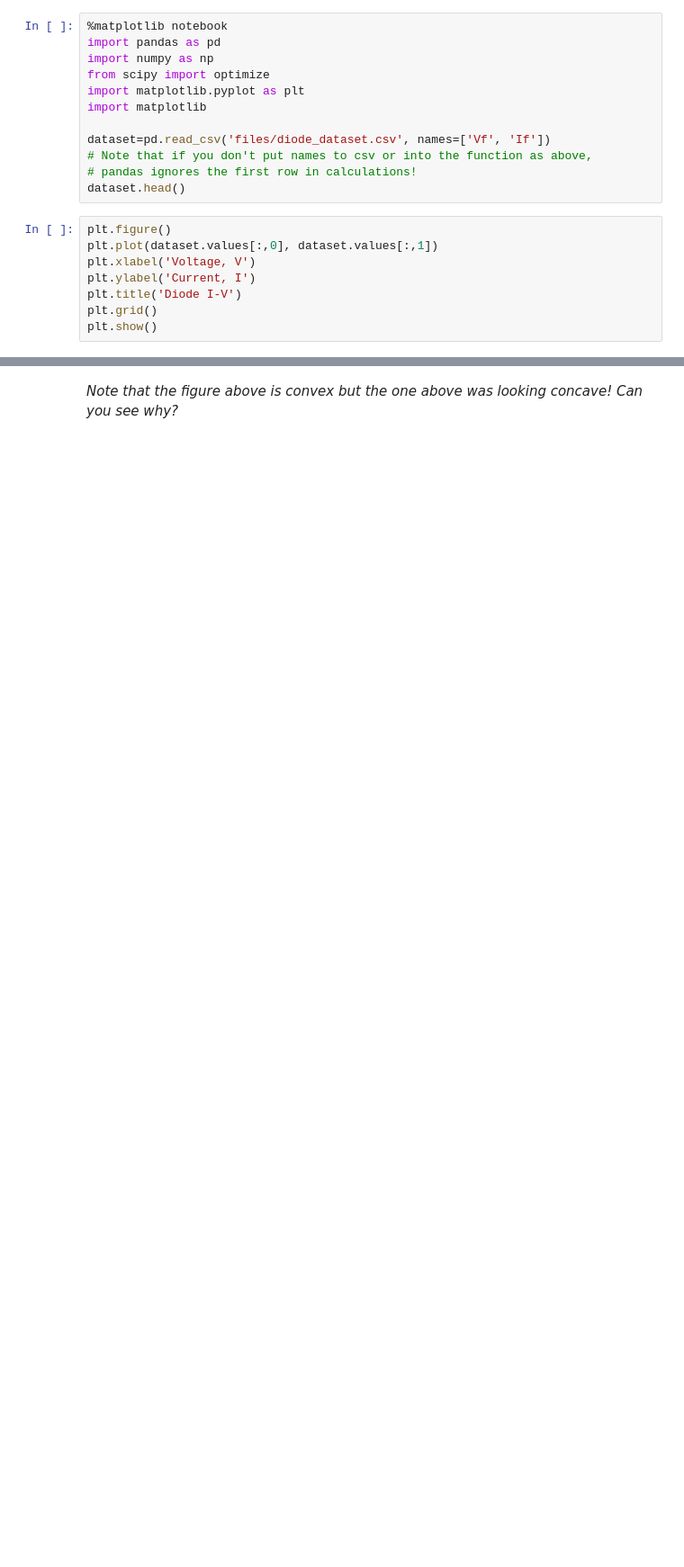
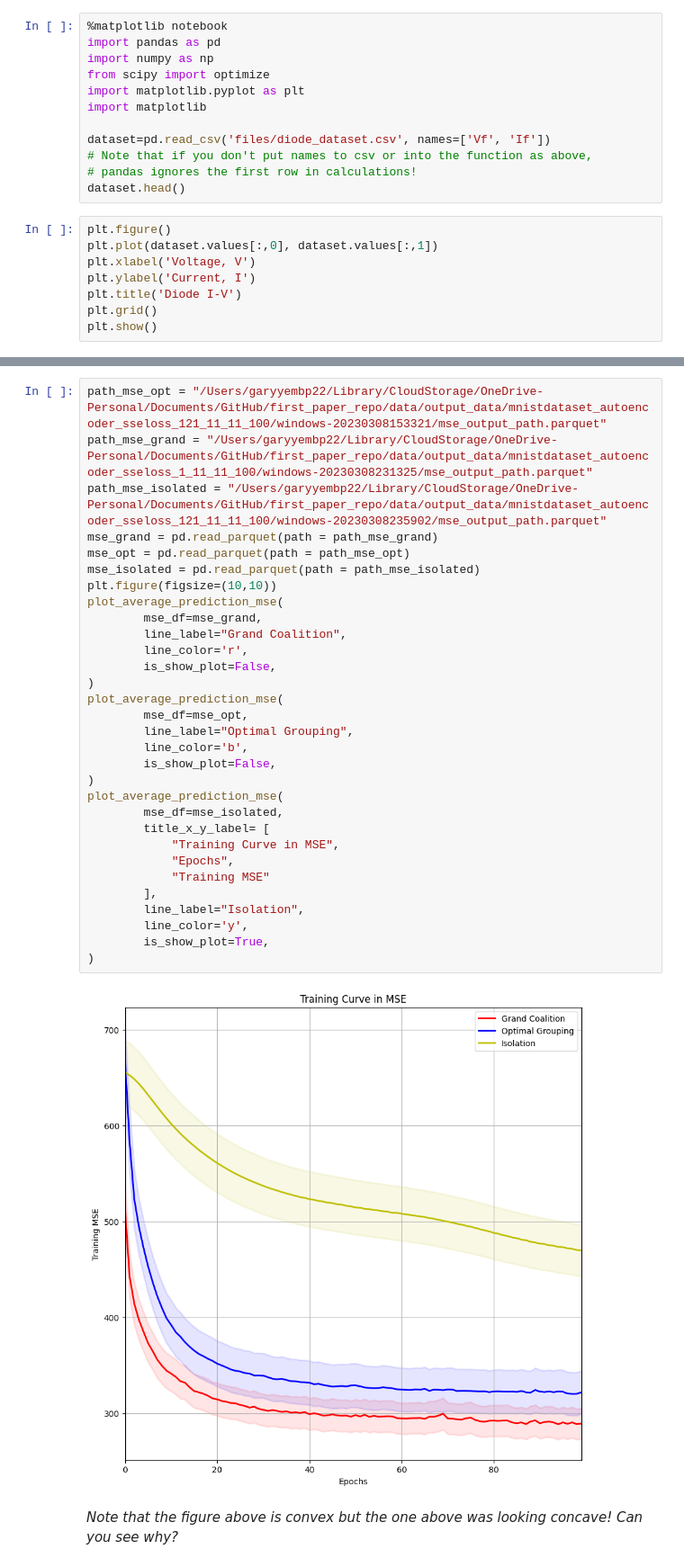
Before and after one commit to gazzayeah/elen90088_repo, a Jupyter notebook: ws1/WS1-Opt-ML-v2.ipynb, the cells around one changed output, grey strips where cells are left out. Shown: that part at 90% size. Saved outputs shown, nothing was run; the diff lists cells and outputs as text; blank space fills up the shorter version.

```diff
--- a/ws1/WS1-Opt-ML-v2.ipynb
+++ b/ws1/WS1-Opt-ML-v2.ipynb
@@ -574,3 +649,36 @@ plt.show()
+# %%
+path_mse_opt = "/Users/garyyembp22/Library/CloudStorage/OneDrive-Personal/Documents/GitHub/first_paper_repo/data/output_data/mnistdataset_autoencoder_sseloss_121_11_11_100/windows-20230308153321/mse_output_path.parquet"
+path_mse_grand = "/Users/garyyembp22/Library/CloudStorage/OneDrive-Personal/Documents/GitHub/first_paper_repo/data/output_data/mnistdataset_autoencoder_sseloss_1_11_11_100/windows-20230308231325/mse_output_path.parquet"
+path_mse_isolated = "/Users/garyyembp22/Library/CloudStorage/OneDrive-Personal/Documents/GitHub/first_paper_repo/data/output_data/mnistdataset_autoencoder_sseloss_121_11_11_100/windows-20230308235902/mse_output_path.parquet"
+mse_grand = pd.read_parquet(path = path_mse_grand)
+mse_opt = pd.read_parquet(path = path_mse_opt)
+mse_isolated = pd.read_parquet(path = path_mse_isolated)
+plt.figure(figsize=(10,10))
+plot_average_prediction_mse(
+        mse_df=mse_grand,
+        line_label="Grand Coalition",
+        line_color='r',
+        is_show_plot=False,
+)
+plot_average_prediction_mse(
+        mse_df=mse_opt,
+        line_label="Optimal Grouping",
+        line_color='b',
+        is_show_plot=False,
+)
+plot_average_prediction_mse(
+        mse_df=mse_isolated,
+        title_x_y_label= [
+            "Training Curve in MSE",
+            "Epochs",
+            "Training MSE"
+        ],
+        line_label="Isolation",
+        line_color='y',
+        is_show_plot=True,
+)
+# %% [output]
+[figure, added]
 # %% [markdown]
 _Note that the figure above is convex but the one above was looking concave! Can you see why?_
 # %% [markdown]
```
Also changed, not shown: parts of 2 cells of this notebook.
